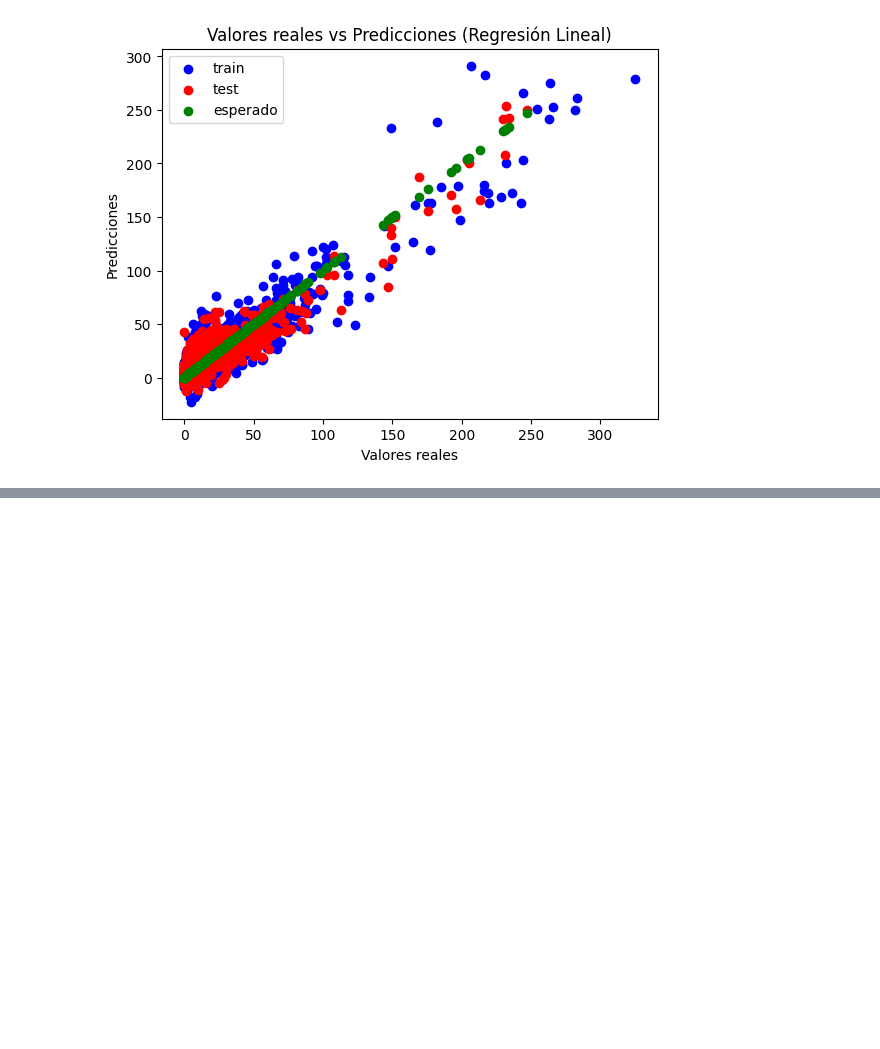
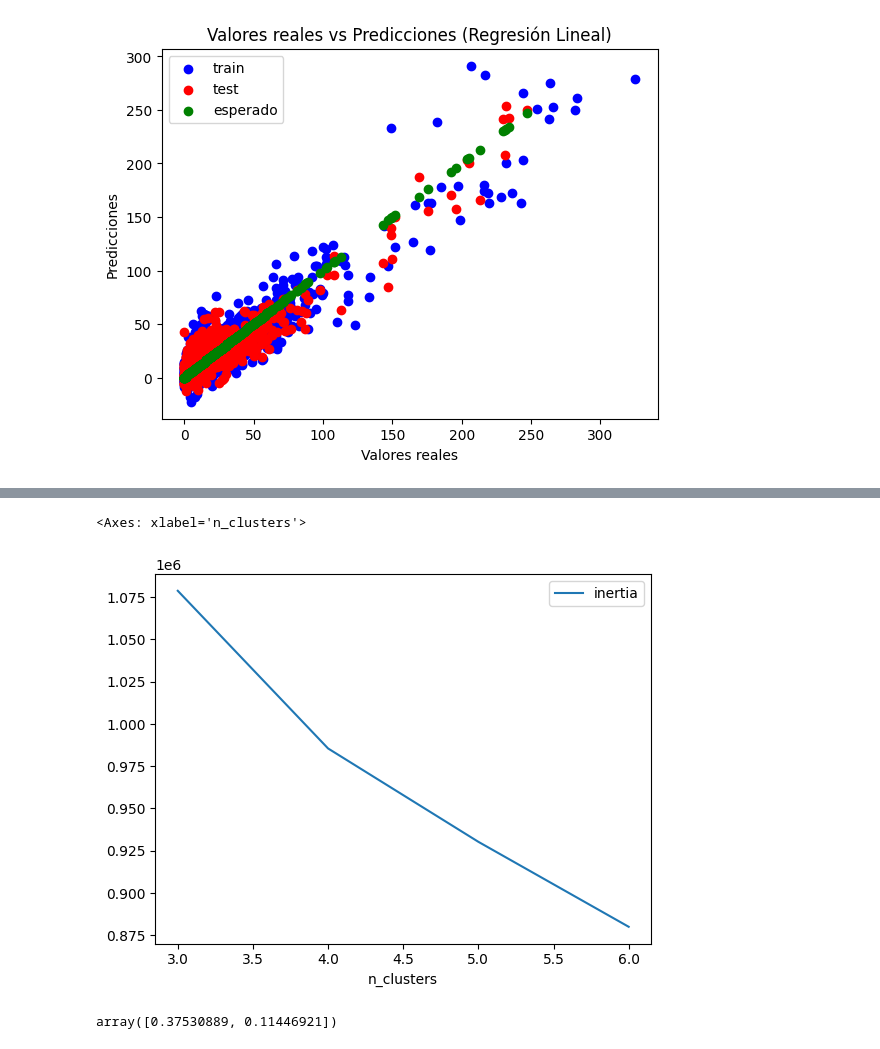
Before and after one commit to pabloskewes/proyecto-mineria-de-datos, a Jupyter notebook: hito3/informe.ipynb, the cells around one changed output, grey strips where cells are left out. Drawn from its saved outputs; the diff is of its cells as text; code cells hidden in the pictures; blank space fills up the shorter version.

```diff
--- a/hito3/informe.ipynb
+++ b/hito3/informe.ipynb
@@ -1109,0 +1611,31 @@ plt.show()
+# %%
+df = joblib.load(DATA_DIR / "base_indices.pkl")
+df = df.reset_index()
+df = df[df["Promedio Puntaje (promedio matemáticas y lenguaje)"].notna()].reset_index(
+    drop=True
+)
+df = (
+    df[df["Pregrado/Posgrado"] == "Pregrado"]
+    .drop(columns=["Pregrado/Posgrado"])
+    .reset_index(drop=True)
+    # .rename(columns={"Año": "Fecha"})
+)
+df["Año"] = df["Año"].dt.year
+# %%
+inmuebles, labs, docentes = joblib.load(DATA_DIR / "extra_data.pkl")
+
+
+def prepare_for_merge(df_to_merge: pd.DataFrame, year_col: str) -> pd.DataFrame:
+    df_to_merge["Año"] = df_to_merge[year_col].astype(int)
+    df_to_merge = df_to_merge.drop(columns=[year_col])
+    df_to_merge = df_to_merge.rename(columns={"idSede": "Cód. Sede"})
+    df_to_merge["Cód. Sede"] = df_to_merge["Cód. Sede"].astype(int)
+    df_to_merge["Cód. Institución"] = df_to_merge["Cód. Institución"].astype(int)
+    df_to_merge = df_to_merge.drop(columns=["Tipo Institución", "Cód. Institución"])
+
+    return df_to_merge
+
+
+inmuebles = prepare_for_merge(inmuebles, year_col="Año Información")
+labs = prepare_for_merge(labs, year_col="Año Proceso")
+docentes = prepare_for_merge(docentes, year_col="Año Proceso")
@@ -1109,0 +1728,9 @@ plt.show()
+# %%
+processed_data = data_processor.fit_transform(
+    [
+        df,
+        inmuebles,
+        labs,
+        docentes,
+    ]
+)
@@ -1109,0 +1754,11 @@ plt.show()
+# %%
+data_processor['kmeans'].results_df.plot(y='inertia', kind='line')
+# %% [output]
+<Axes: xlabel='n_clusters'>
+[figure, added]
+# %%
+pca = PCA(n_components=2)
+pca.fit(processed_data.drop(columns=['cluster']))
+pca.explained_variance_ratio_
+# %% [output]
+array([0.37530889, 0.11446921])
```
Also changed, not shown: parts of 29 cells of this notebook, 1 other file.
